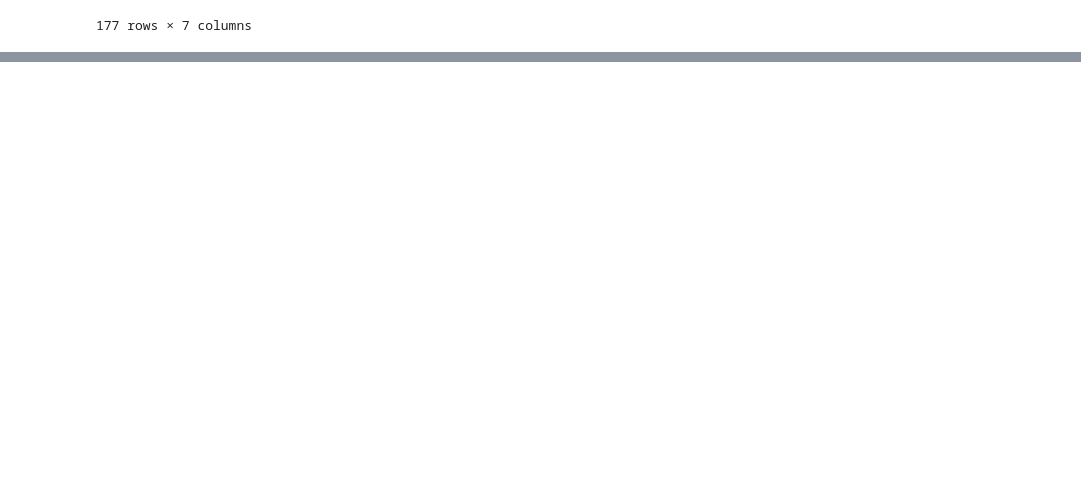
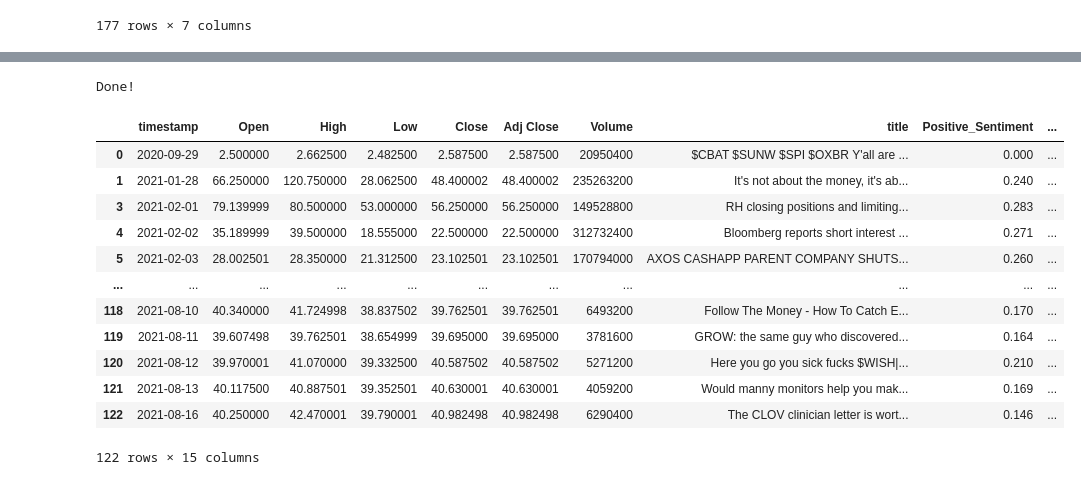
Before and after one commit to JKelly423/SqueezeNet, a Jupyter notebook: src/driver.ipynb, the cells around one changed output, grey strips where cells are left out. Drawn from its saved outputs; the diff is of its cells as text; code cells hidden in the pictures; blank space fills up the shorter version.

Commit message:
Sentiment Analysis added to dataPlug.mergedDF

```diff
--- a/src/driver.ipynb
+++ b/src/driver.ipynb
@@ -86,0 +142,28 @@ display(merged_df)
+# %%
+# Using DataFrame.insert() to add the sentiment columns to the dataframe
+dataPlug.mergedDF.insert(8, "Compound_Sentiment", compound, True)
+dataPlug.mergedDF.insert(8, "Negative_Sentiment", negative, True)
+dataPlug.mergedDF.insert(8, "Neutral_Sentiment", neutral, True)
+dataPlug.mergedDF.insert(8, "Positive_Sentiment", positive, True)
+print('Done!')
+# %% [output]
+Done!
+# %%
+# Drop the column with the weird data issue
+dataPlug.mergedDF = dataPlug.mergedDF.drop(labels=2, axis=0)
+# %%
+display(dataPlug.mergedDF)
+# %% [output]
+|  | timestamp | Open | High | Low | Close | Adj Close | Volume | title | Positive_Sentiment | ... |
+| 0 | 2020-09-29 | 2.500000 | 2.662500 | 2.482500 | 2.587500 | 2.587500 | 20950400 | $CBAT $SUNW $SPI $OXBR Y'all are ... | 0.000 | ... |
+| 1 | 2021-01-28 | 66.250000 | 120.750000 | 28.062500 | 48.400002 | 48.400002 | 235263200 | It's not about the money, it's ab... | 0.240 | ... |
+| 3 | 2021-02-01 | 79.139999 | 80.500000 | 53.000000 | 56.250000 | 56.250000 | 149528800 | RH closing positions and limiting... | 0.283 | ... |
+| 4 | 2021-02-02 | 35.189999 | 39.500000 | 18.555000 | 22.500000 | 22.500000 | 312732400 | Bloomberg reports short interest ... | 0.271 | ... |
+| 5 | 2021-02-03 | 28.002501 | 28.350000 | 21.312500 | 23.102501 | 23.102501 | 170794000 | AXOS CASHAPP PARENT COMPANY SHUTS... | 0.260 | ... |
+| ... | ... | ... | ... | ... | ... | ... | ... | ... | ... | ... |
+| 118 | 2021-08-10 | 40.340000 | 41.724998 | 38.837502 | 39.762501 | 39.762501 | 6493200 | Follow The Money - How To Catch E... | 0.170 | ... |
+| 119 | 2021-08-11 | 39.607498 | 39.762501 | 38.654999 | 39.695000 | 39.695000 | 3781600 | GROW: the same guy who discovered... | 0.164 | ... |
+| 120 | 2021-08-12 | 39.970001 | 41.070000 | 39.332500 | 40.587502 | 40.587502 | 5271200 | Here you go you sick fucks $WISH|... | 0.210 | ... |
+| 121 | 2021-08-13 | 40.117500 | 40.887501 | 39.352501 | 40.630001 | 40.630001 | 4059200 | Would manny monitors help you mak... | 0.169 | ... |
+| 122 | 2021-08-16 | 40.250000 | 42.470001 | 39.790001 | 40.982498 | 40.982498 | 6290400 | The CLOV clinician letter is wort... | 0.146 | ... |
+122 rows × 15 columns
```
Also changed, not shown: parts of 5 cells of this notebook, 2 other files.
